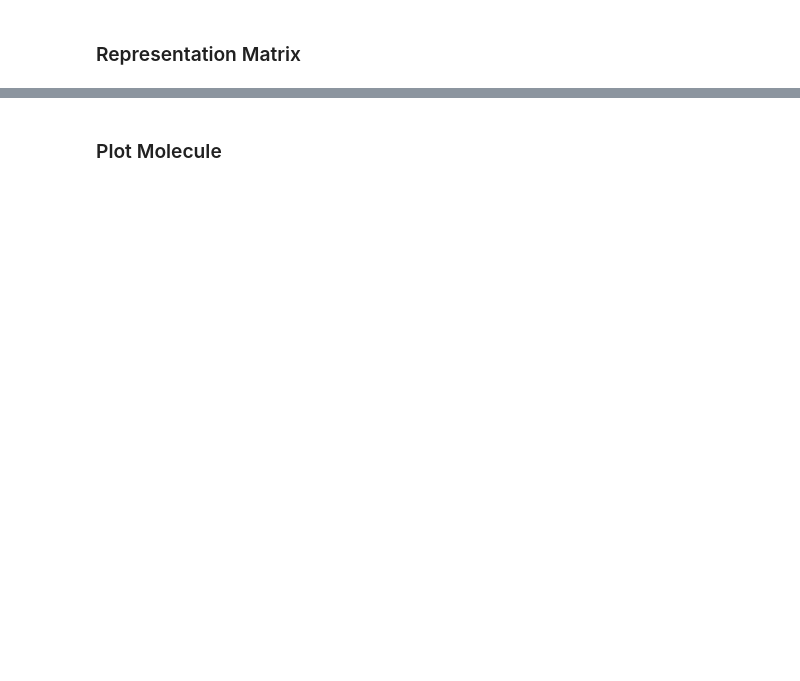
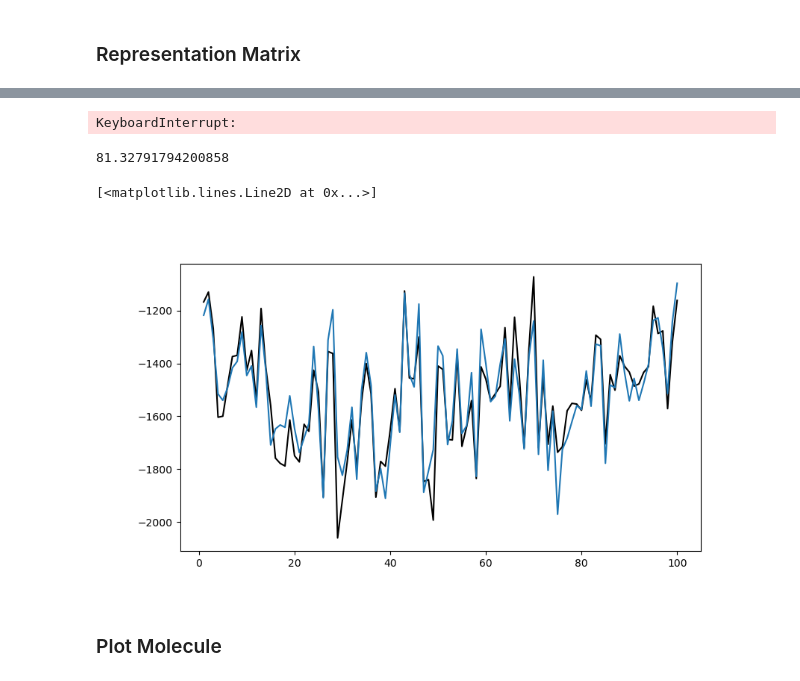
Before and after one commit to rithvik1122/KernelML, a Jupyter notebook: ML.ipynb, the cells around one changed output, grey strips where cells are left out. Cells and saved outputs as stored; diff of their text form; code cells hidden in the pictures; blank space fills up the shorter version.

```diff
--- a/ML.ipynb
+++ b/ML.ipynb
@@ -94,0 +108,22 @@ Mij_New = np.lib.pad(MijSorted,(0,NZ), 'constant', constant_values=(0))
+# %%
+ErrorArray = []
+SigArray = []
+lammArray = []
+for i,j in Grid:
+    lamm = i
+    Sig = j
+
+    Kernel = KERNEL(VRCTrain,VRCTrain,Sig)
+    L = KERNEL(VRCTrain,VRCHoldOut,Sig)
+
+    alpha = np.matmul(np.linalg.inv(Kernel+lamm*np.identity(len(VRCTrain))), YTrain)
+    f = np.matmul(L.T, alpha)
+
+    Error = np.sqrt(np.mean((f-YHoldOut)**2))
+    ErrorArray.append(Error)
+    SigArray.append(Sig)
+    lammArray.append(lamm)
+
+print(min(Error))
+# %% [output]
+KeyboardInterrupt:
@@ -95,6 +152,27 @@ Mij_New = np.lib.pad(MijSorted,(0,NZ), 'constant', constant_values=(0))
+# %%
+lamm = 1.01
+Kernel = KERNEL(VRCTrain,VRCTrain,Sig)
+L = KERNEL(VRCTrain,VRCHoldOut,Sig)
+
+alpha = np.matmul(np.linalg.inv(Kernel+lamm*np.identity(len(VRCTrain))), YTrain)
+f = np.matmul(L.T, alpha)
+
+Error = np.sqrt(np.mean((f-YHoldOut)**2))
+Error
+# %% [output]
+81.32791794200858
+# %%
+for i in range(len(f)):
+    print(np.array(YHoldOut)[i],f[i])
+# %%
+grid = np.array([i for i in range(1,len(f)+1)])
 # %%
-VectorRep = Mij_New[np.tril_indices(len(Mij_New),k=0)] # vector representation of lower triangular part,
-                                                       # including the diagonal of Mij_New
+fig = plt.figure(figsize =(9, 5))
+plt.plot(grid,YHoldOut,'k')
+plt.plot(grid,f)
+# %% [output]
+[<matplotlib.lines.Line2D at 0x...>]
+[figure, added]
 # %%
 # Mij[:,0] # column
 # Mij[[0,1]]=Mij[[1,0]] # row swap
```
Also changed, not shown: parts of 22 cells of this notebook.
